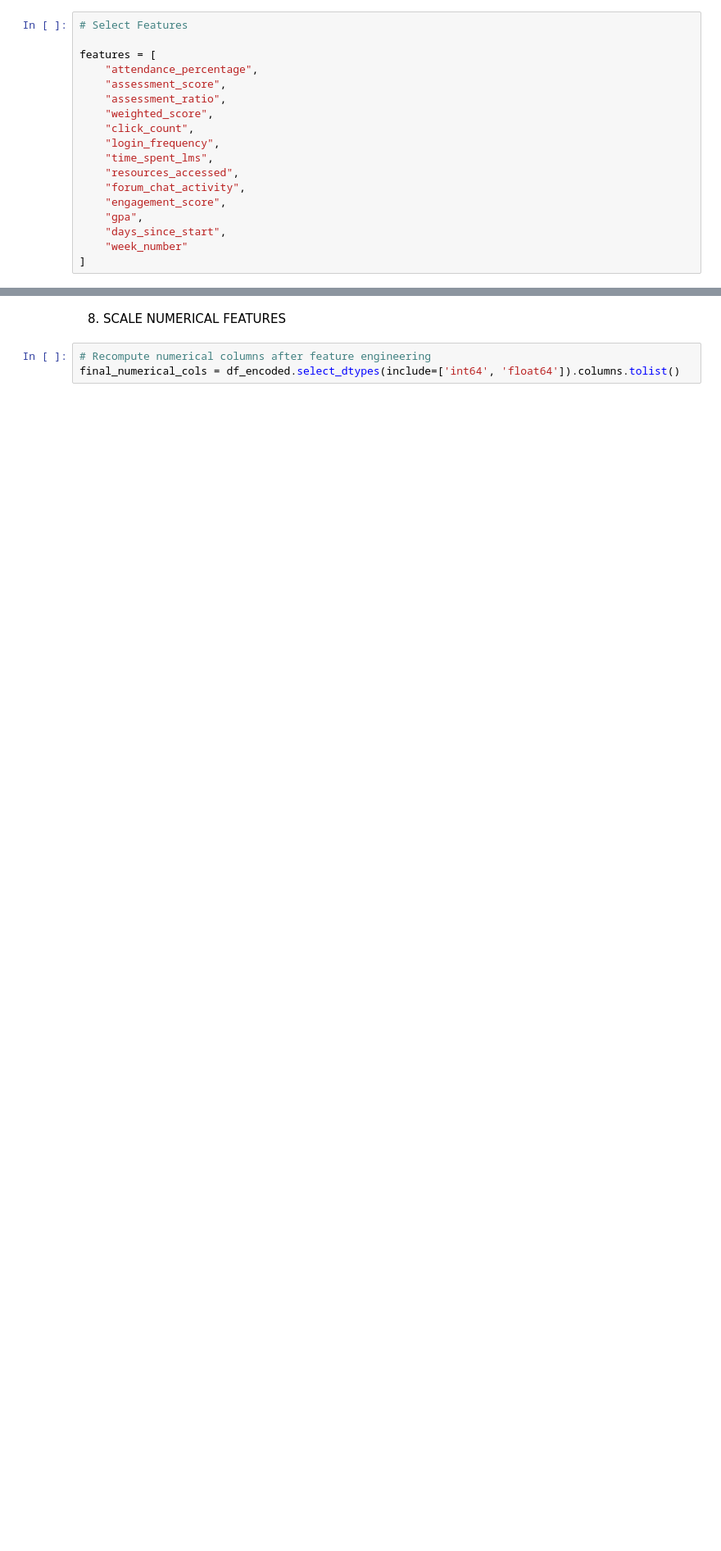
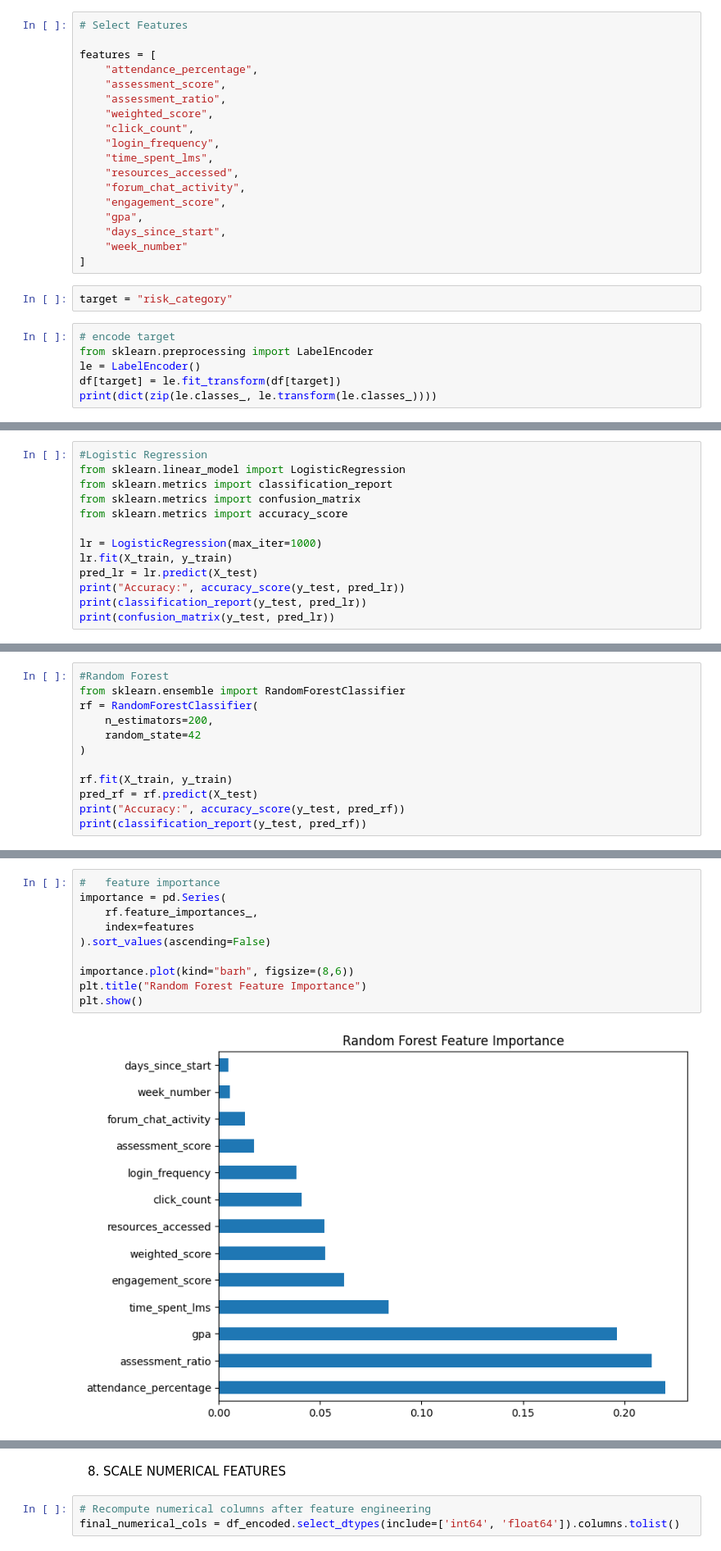
Before and after one commit to KSaubhagya/Prediction-Module, a Jupyter notebook: Risk_Prediction.ipynb, the cells around one changed output, grey strips where cells are left out. Shown at 82% size. Drawn from its saved outputs; the diff is of its cells as text; blank space fills up the shorter version.

```diff
--- a/Risk_Prediction.ipynb
+++ b/Risk_Prediction.ipynb
@@ -302,3 +309,11 @@ features = [
     "days_since_start",
     "week_number"
 ]
+# %%
+target = "risk_category"
+# %%
+# encode target
+from sklearn.preprocessing import LabelEncoder
+le = LabelEncoder()
+df[target] = le.fit_transform(df[target])
+print(dict(zip(le.classes_, le.transform(le.classes_))))
@@ -304,0 +334,13 @@ features = [
+# %%
+#Logistic Regression
+from sklearn.linear_model import LogisticRegression
+from sklearn.metrics import classification_report
+from sklearn.metrics import confusion_matrix
+from sklearn.metrics import accuracy_score
+
+lr = LogisticRegression(max_iter=1000)
+lr.fit(X_train, y_train)
+pred_lr = lr.predict(X_test)
+print("Accuracy:", accuracy_score(y_test, pred_lr))
+print(classification_report(y_test, pred_lr))
+print(confusion_matrix(y_test, pred_lr))
@@ -304,0 +369,12 @@ features = [
+# %%
+#Random Forest
+from sklearn.ensemble import RandomForestClassifier
+rf = RandomForestClassifier(
+    n_estimators=200,
+    random_state=42
+)
+
+rf.fit(X_train, y_train)
+pred_rf = rf.predict(X_test)
+print("Accuracy:", accuracy_score(y_test, pred_rf))
+print(classification_report(y_test, pred_rf))
@@ -304,0 +392,12 @@ features = [
+# %%
+#   feature importance
+importance = pd.Series(
+    rf.feature_importances_,
+    index=features
+).sort_values(ascending=False)
+
+importance.plot(kind="barh", figsize=(8,6))
+plt.title("Random Forest Feature Importance")
+plt.show()
+# %% [output]
+[figure, added]
```
Also changed, not shown: parts of 8 cells of this notebook.
